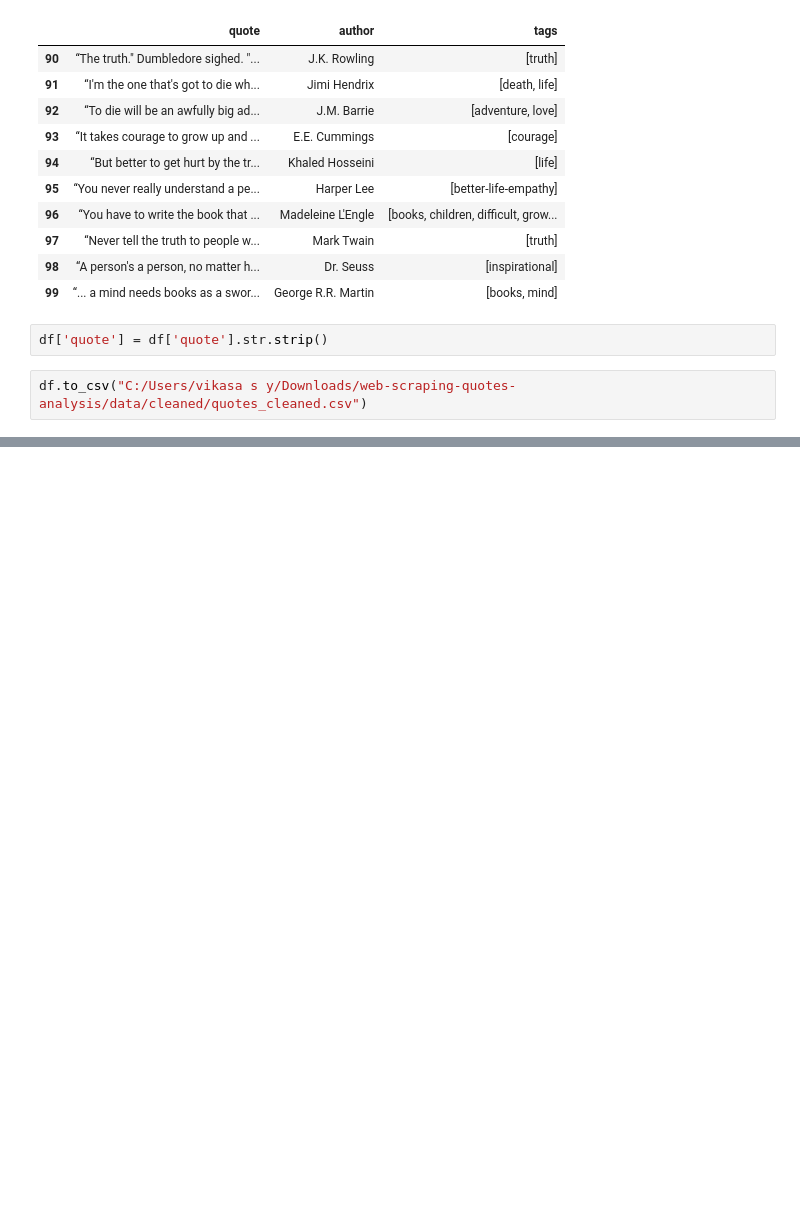
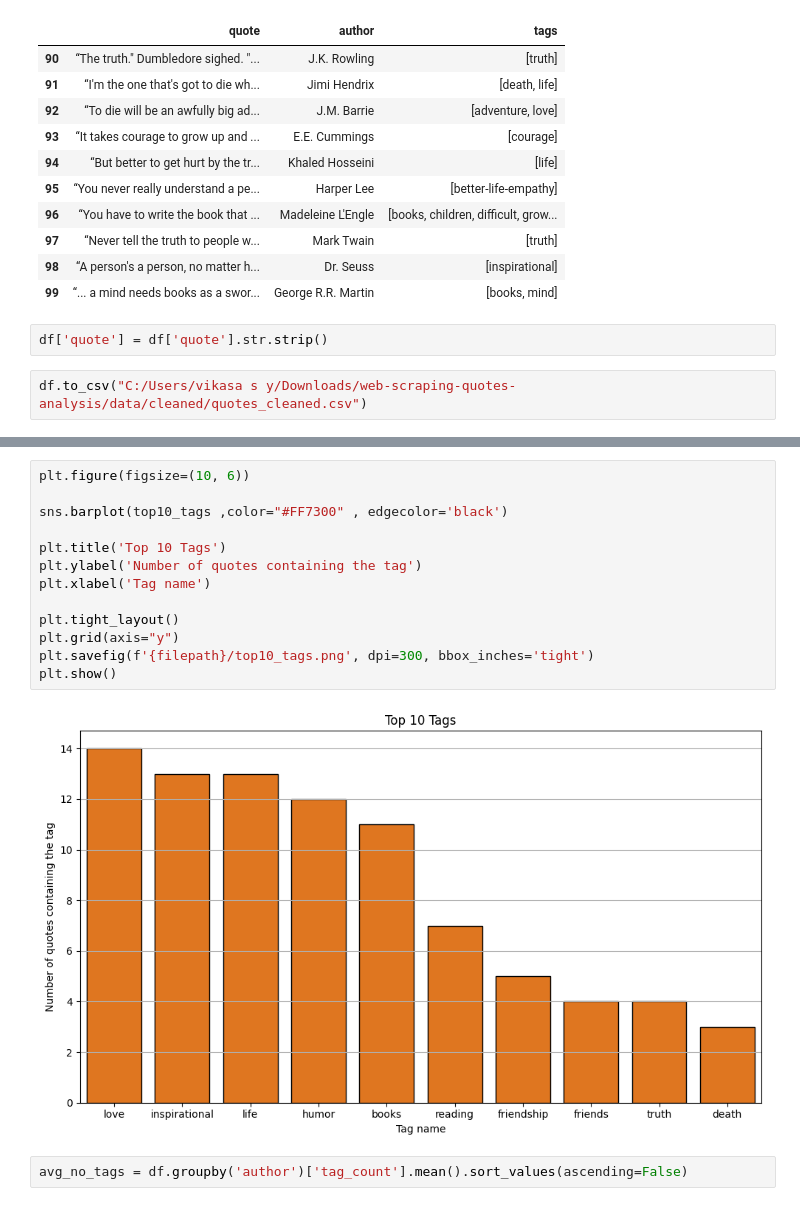
Before and after one commit to vikasa-y/web-scraping-quotes-analysis, a Jupyter notebook: notebooks/Quotes-raw-data-analysis.ipynb, the cells around one changed output, grey strips where cells are left out. Cells and saved outputs as stored; diff of their text form; blank space fills up the shorter version.

```diff
--- a/notebooks/Quotes-raw-data-analysis.ipynb
+++ b/notebooks/Quotes-raw-data-analysis.ipynb
@@ -446,0 +613,17 @@ df.to_csv("C:/Users/vikasa s y/Downloads/web-scraping-quotes-analysis/data/clean
+# %%
+plt.figure(figsize=(10, 6))
+
+sns.barplot(top10_tags ,color="#FF7300" , edgecolor='black')
+
+plt.title('Top 10 Tags')
+plt.ylabel('Number of quotes containing the tag')
+plt.xlabel('Tag name')
+
+plt.tight_layout()
+plt.grid(axis="y")
+plt.savefig(f'{filepath}/top10_tags.png', dpi=300, bbox_inches='tight')
+plt.show()
+# %% [output]
+[figure, added]
+# %%
+avg_no_tags = df.groupby('author')['tag_count'].mean().sort_values(ascending=False)
```
Also changed, not shown: parts of 27 cells of this notebook.
